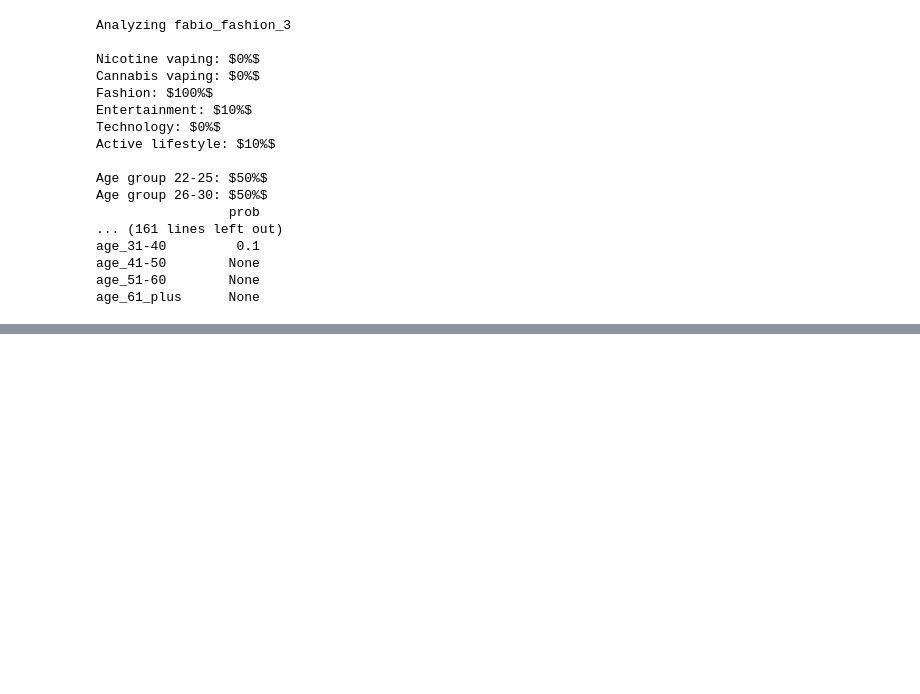
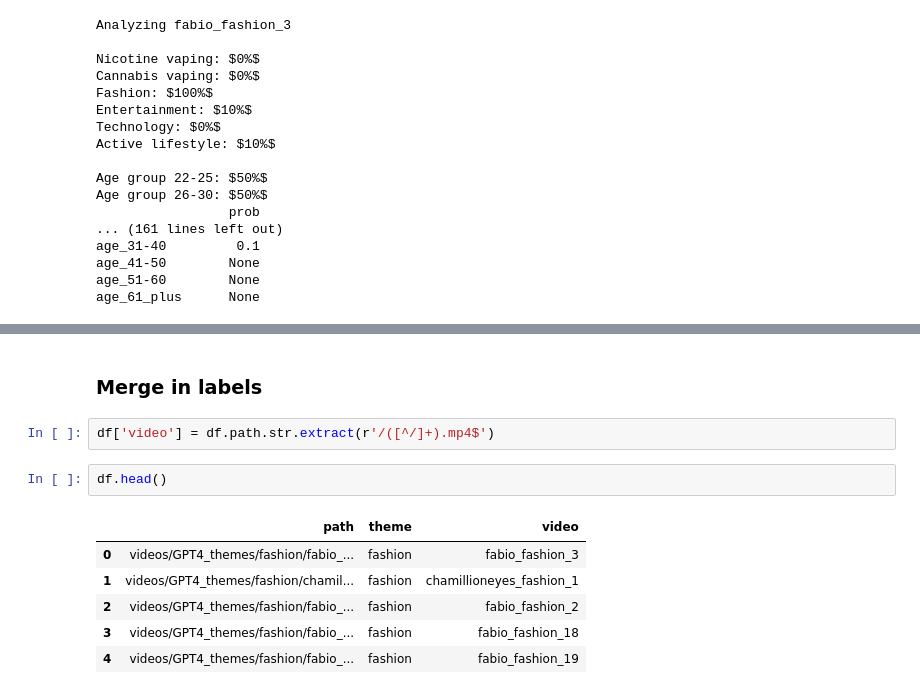
Before and after one commit to e-cigarette-marketing-ml/vaping-gpt, a Jupyter notebook: video.ipynb, the cells around one changed output, grey strips where cells are left out. Drawn from its saved outputs; the diff is of its cells as text; blank space fills up the shorter version.

```diff
--- a/video.ipynb
+++ b/video.ipynb
@@ -464,0 +548,13 @@ Next steps:
+# %% [markdown]
+### Merge in labels
+# %%
+df['video'] = df.path.str.extract(r'/([^/]+).mp4$')
+# %%
+df.head()
+# %% [output]
+|  | path | theme | video |
+| 0 | videos/GPT4_themes/fashion/fabio_... | fashion | fabio_fashion_3 |
+| 1 | videos/GPT4_themes/fashion/chamil... | fashion | chamillioneyes_fashion_1 |
+| 2 | videos/GPT4_themes/fashion/fabio_... | fashion | fabio_fashion_2 |
+| 3 | videos/GPT4_themes/fashion/fabio_... | fashion | fabio_fashion_18 |
+| 4 | videos/GPT4_themes/fashion/fabio_... | fashion | fabio_fashion_19 |
```
Also changed, not shown: parts of 28 cells of this notebook.
